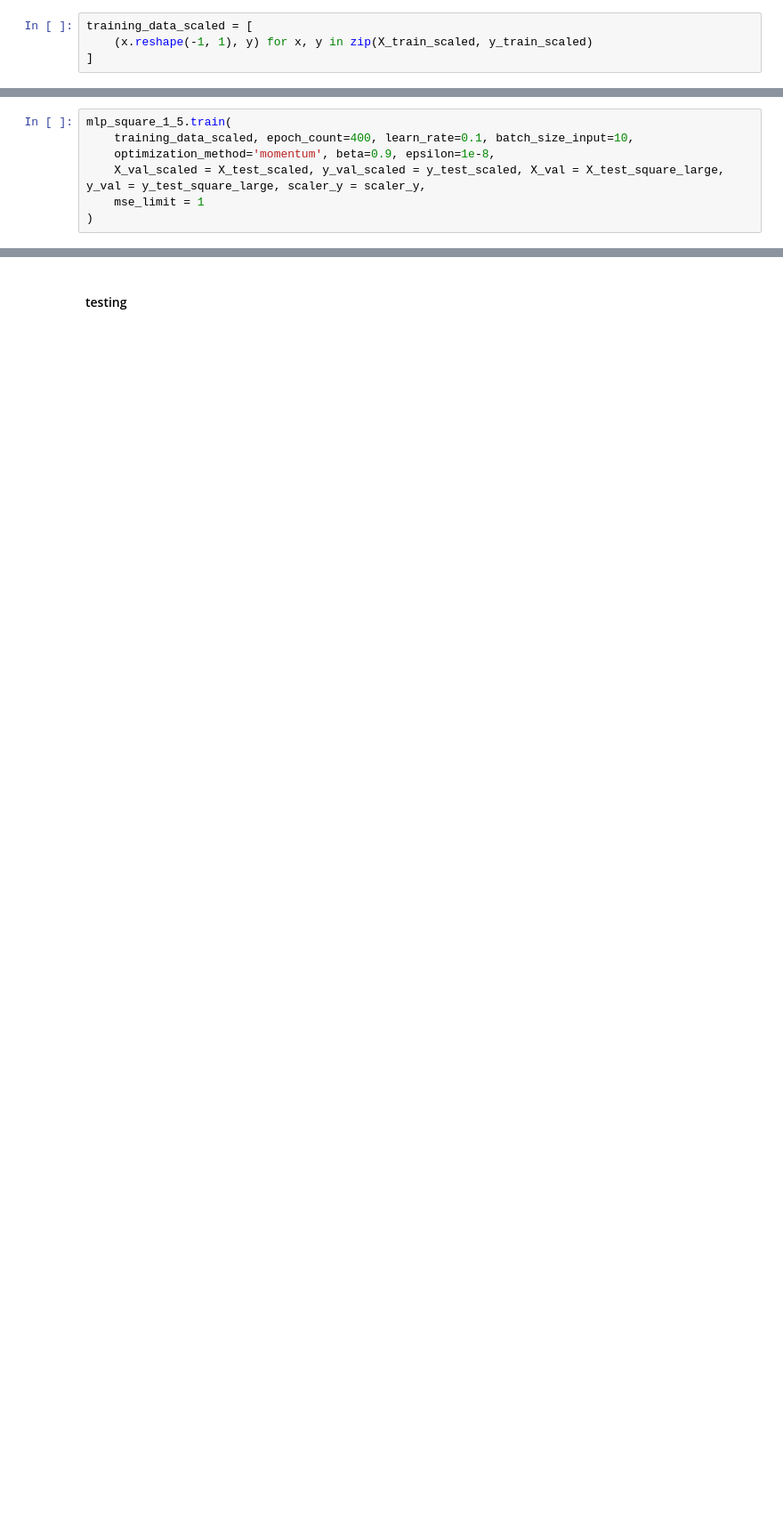
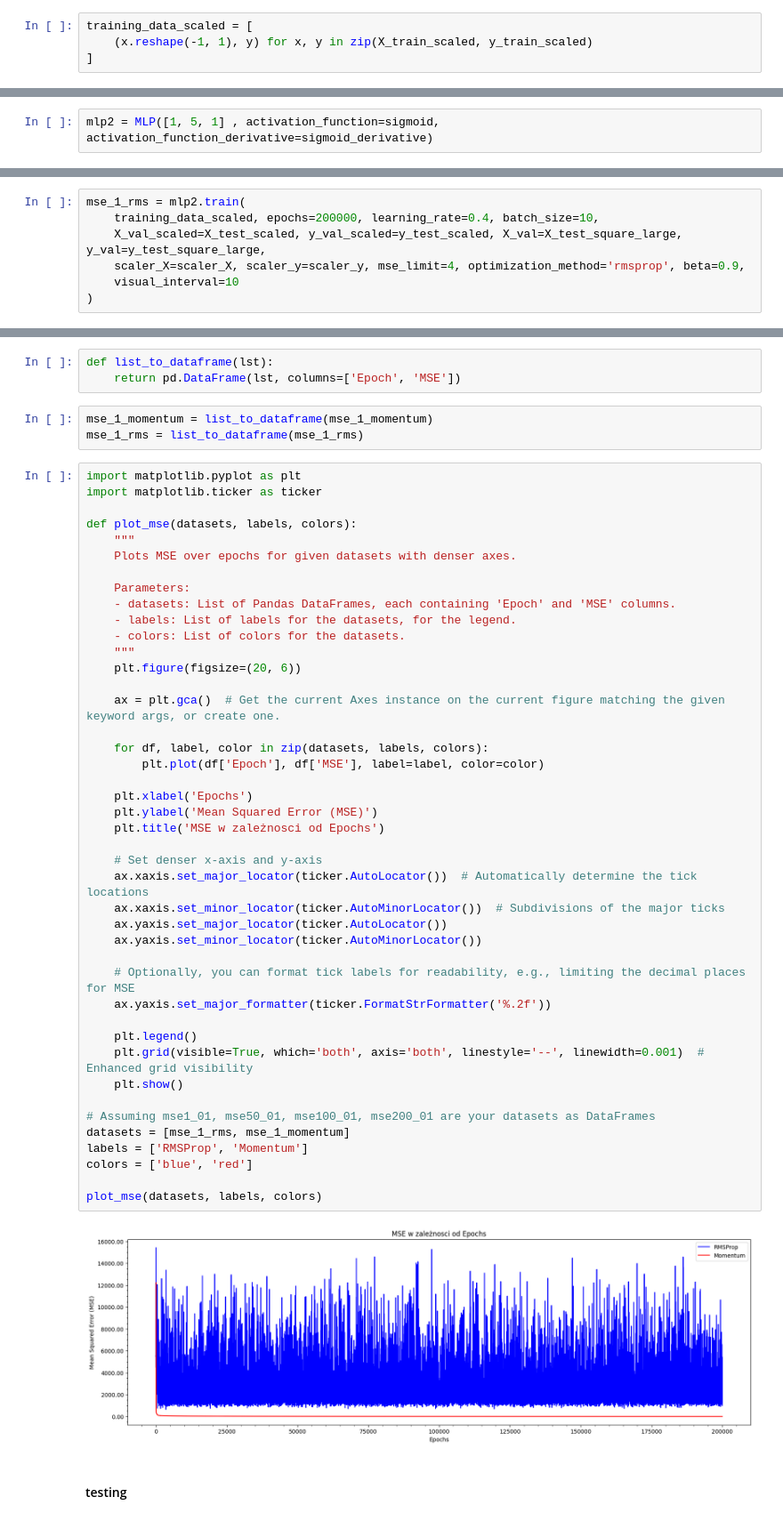
Before and after one commit to mikolaj2268/Computational_Intelligence_Methods, a Jupyter notebook: NN1/3/nn1_3-final_raport.ipynb, the cells around one changed output, grey strips where cells are left out. Shown at 89% size. Drawn from its saved outputs; the diff is of its cells as text; blank space fills up the shorter version.

```diff
--- a/NN1/3/nn1_3-final_raport.ipynb
+++ b/NN1/3/nn1_3-final_raport.ipynb
@@ -407,0 +340,2 @@ training_data_scaled = [
+# %%
+mlp2 = MLP([1, 5, 1] , activation_function=sigmoid, activation_function_derivative=sigmoid_derivative)
@@ -408,8 +348,8 @@ training_data_scaled = [
 # %%
-mlp_square_1_5.train(
-    training_data_scaled, epoch_count=400, learn_rate=0.1, batch_size_input=10,
-    optimization_method='momentum', beta=0.9, epsilon=1e-8,
-    X_val_scaled = X_test_scaled, y_val_scaled = y_test_scaled, X_val = X_test_square_large, y_val = y_test_square_large, scaler_y = scaler_y,
-    mse_limit = 1
+mse_1_rms = mlp2.train(
+    training_data_scaled, epochs=200000, learning_rate=0.4, batch_size=10,
+    X_val_scaled=X_test_scaled, y_val_scaled=y_test_scaled, X_val=X_test_square_large, y_val=y_test_square_large,
+    scaler_X=scaler_X, scaler_y=scaler_y, mse_limit=4, optimization_method='rmsprop', beta=0.9,
+    visual_interval=10
 )
 # %% [output]
@@ -459,3 +390,54 @@ mlp_square_1_5.visualize_network_working()
+# %%
+def list_to_dataframe(lst):
+    return pd.DataFrame(lst, columns=['Epoch', 'MSE'])
+# %%
+mse_1_momentum = list_to_dataframe(mse_1_momentum)
+mse_1_rms = list_to_dataframe(mse_1_rms)
+# %%
+import matplotlib.pyplot as plt
+import matplotlib.ticker as ticker
+
+def plot_mse(datasets, labels, colors):
+    """
+    Plots MSE over epochs for given datasets with denser axes.
+
+    Parameters:
+    - datasets: List of Pandas DataFrames, each containing 'Epoch' and 'MSE' columns.
+    - labels: List of labels for the datasets, for the legend.
+    - colors: List of colors for the datasets.
+    """
+    plt.figure(figsize=(20, 6))
+
+    ax = plt.gca()  # Get the current Axes instance on the current figure matching the given keyword args, or create one.
+
+    for df, label, color in zip(datasets, labels, colors):
+        plt.plot(df['Epoch'], df['MSE'], label=label, color=color)
+
+    plt.xlabel('Epochs')
+    plt.ylabel('Mean Squared Error (MSE)')
+    plt.title('MSE w zależnosci od Epochs')
+
+    # Set denser x-axis and y-axis
+    ax.xaxis.set_major_locator(ticker.AutoLocator())  # Automatically determine the tick locations
+    ax.xaxis.set_minor_locator(ticker.AutoMinorLocator())  # Subdivisions of the major ticks
+    ax.yaxis.set_major_locator(ticker.AutoLocator())
+    ax.yaxis.set_minor_locator(ticker.AutoMinorLocator())
+
+    # Optionally, you can format tick labels for readability, e.g., limiting the decimal places for MSE
+    ax.yaxis.set_major_formatter(ticker.FormatStrFormatter('%.2f'))
+
+    plt.legend()
+    plt.grid(visible=True, which='both', axis='both', linestyle='--', linewidth=0.001)  # Enhanced grid visibility
+    plt.show()
+
+# Assuming mse1_01, mse50_01, mse100_01, mse200_01 are your datasets as DataFrames
+datasets = [mse_1_rms, mse_1_momentum]
+labels = ['RMSProp', 'Momentum']
+colors = ['blue', 'red']
+
+plot_mse(datasets, labels, colors)
+# %% [output]
+[figure, added]
 # %% [markdown]
 #### testing
 # %%
```
Also changed, not shown: parts of 31 cells of this notebook, 14 other files.
